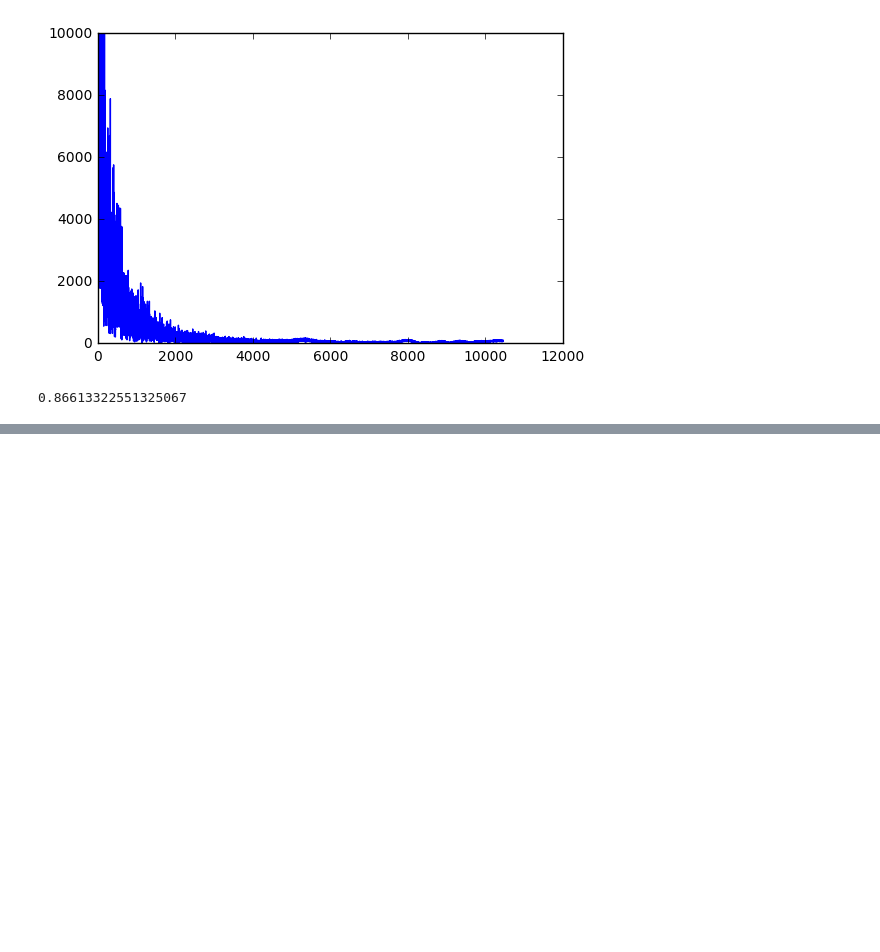
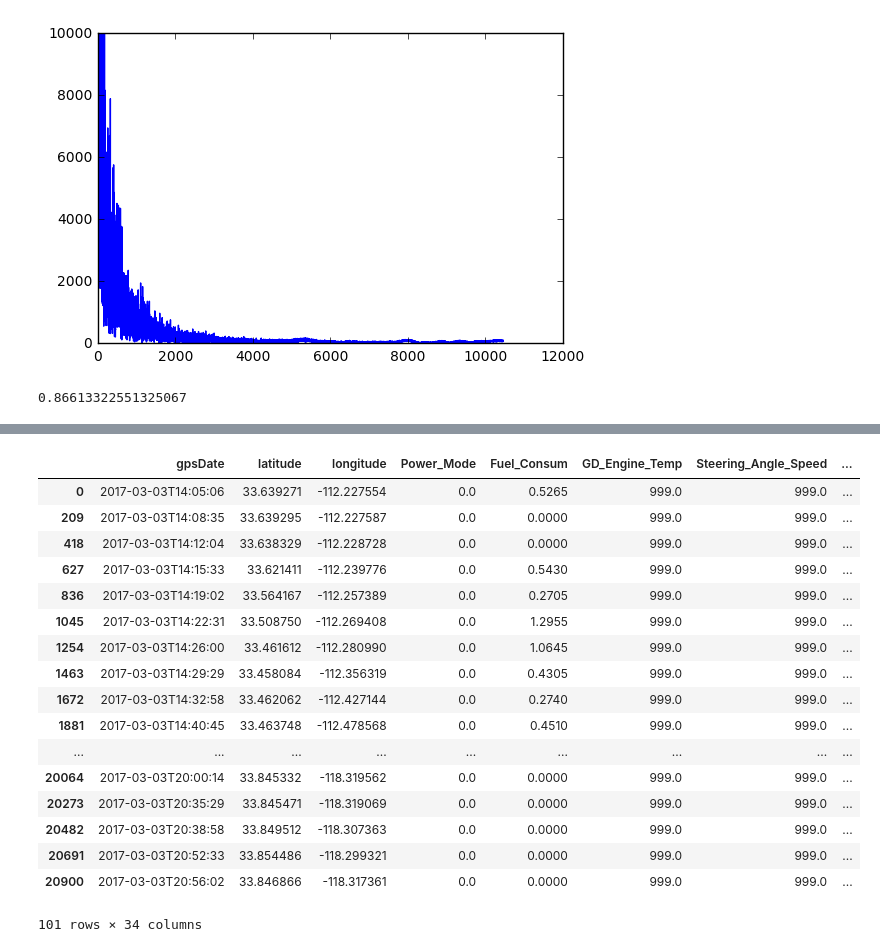
Before and after one commit to abphung/EarthHack, a Jupyter notebook: Hackathon/Toyota.ipynb, the cells around one changed output, grey strips where cells are left out. Drawn from its saved outputs; the diff is of its cells as text; code cells hidden in the pictures; blank space fills up the shorter version.

```diff
--- a/Hackathon/Toyota.ipynb
+++ b/Hackathon/Toyota.ipynb
@@ -182,2 +219,21 @@ def barplot_break(df):
 # %%
-barplot_acc(t1.iloc[::len(df)/100, :])
+t1.iloc[::len(t1)/100, :]
+# %% [output]
+|  | gpsDate | latitude | longitude | Power_Mode | Fuel_Consum | GD_Engine_Temp | Steering_Angle_Speed | ... |
+| 0 | 2017-03-03T14:05:06 | 33.639271 | -112.227554 | 0.0 | 0.5265 | 999.0 | 999.0 | ... |
+| 209 | 2017-03-03T14:08:35 | 33.639295 | -112.227587 | 0.0 | 0.0000 | 999.0 | 999.0 | ... |
+| 418 | 2017-03-03T14:12:04 | 33.638329 | -112.228728 | 0.0 | 0.0000 | 999.0 | 999.0 | ... |
+| 627 | 2017-03-03T14:15:33 | 33.621411 | -112.239776 | 0.0 | 0.5430 | 999.0 | 999.0 | ... |
+| 836 | 2017-03-03T14:19:02 | 33.564167 | -112.257389 | 0.0 | 0.2705 | 999.0 | 999.0 | ... |
+| 1045 | 2017-03-03T14:22:31 | 33.508750 | -112.269408 | 0.0 | 1.2955 | 999.0 | 999.0 | ... |
+| 1254 | 2017-03-03T14:26:00 | 33.461612 | -112.280990 | 0.0 | 1.0645 | 999.0 | 999.0 | ... |
+| 1463 | 2017-03-03T14:29:29 | 33.458084 | -112.356319 | 0.0 | 0.4305 | 999.0 | 999.0 | ... |
+| 1672 | 2017-03-03T14:32:58 | 33.462062 | -112.427144 | 0.0 | 0.2740 | 999.0 | 999.0 | ... |
+| 1881 | 2017-03-03T14:40:45 | 33.463748 | -112.478568 | 0.0 | 0.4510 | 999.0 | 999.0 | ... |
+| ... | ... | ... | ... | ... | ... | ... | ... | ... |
+| 20064 | 2017-03-03T20:00:14 | 33.845332 | -118.319562 | 0.0 | 0.0000 | 999.0 | 999.0 | ... |
+| 20273 | 2017-03-03T20:35:29 | 33.845471 | -118.319069 | 0.0 | 0.0000 | 999.0 | 999.0 | ... |
+| 20482 | 2017-03-03T20:38:58 | 33.849512 | -118.307363 | 0.0 | 0.0000 | 999.0 | 999.0 | ... |
+| 20691 | 2017-03-03T20:52:33 | 33.854486 | -118.299321 | 0.0 | 0.0000 | 999.0 | 999.0 | ... |
+| 20900 | 2017-03-03T20:56:02 | 33.846866 | -118.317361 | 0.0 | 0.0000 | 999.0 | 999.0 | ... |
+101 rows × 34 columns
```
Also changed, not shown: parts of 4 cells of this notebook, 15 other files.
